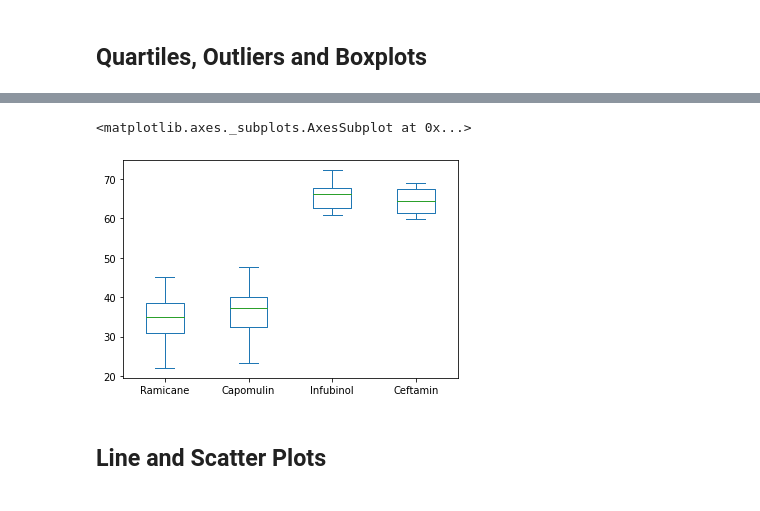
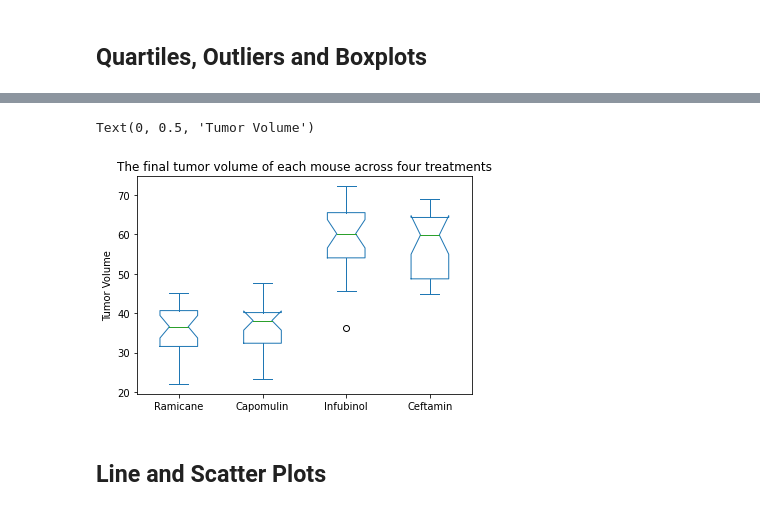
Before and after one commit to HBodden/Pymaceuticals---Module-5-Challenge, a Jupyter notebook: pymaceuticals_complete.ipynb, the cells around one changed output, grey strips where cells are left out. Drawn from its saved outputs; the diff is of its cells as text; code cells hidden in the pictures.

```diff
--- a/pymaceuticals_complete.ipynb
+++ b/pymaceuticals_complete.ipynb
@@ -242,17 +231,20 @@ final_tumor = new_mouse_df[new_mouse_df["Timepoint_y"] == 45]
 # %%
+final_tumor = new_mouse_df[new_mouse_df["Timepoint_y"] == new_mouse_df["Timepoint_x"]]
 # Generate a box plot of the final tumor volume of each mouse across four regimens of interest
 box_r = final_tumor.loc[final_tumor["Drug Regimen"] == "Ramicane","Tumor Volume (mm3)"]
 box_c = final_tumor.loc[final_tumor["Drug Regimen"] == "Capomulin","Tumor Volume (mm3)"]
 box_i = final_tumor.loc[final_tumor["Drug Regimen"] == "Infubinol","Tumor Volume (mm3)"]
 box_cn = final_tumor.loc[final_tumor["Drug Regimen"] == "Ceftamin","Tumor Volume (mm3)"]
 new_list = {"Ramicane": box_r,"Capomulin": box_c, "Infubinol": box_i, "Ceftamin": box_cn}
 
 final_tumor_df = pd.DataFrame(new_list)
 final_tumor_df
-final_tumor_df.plot(kind="box")
+final_tumor_df.plot(kind="box", notch=True)
+plt.title("The final tumor volume of each mouse across four treatments")
+plt.ylabel("Tumor Volume")
 # %% [output]
-<matplotlib.axes._subplots.AxesSubplot at 0x...>
+Text(0, 0.5, 'Tumor Volume')
-[figure, old version]
+[figure, new version]
 # %% [markdown]
 ## Line and Scatter Plots
 # %%
```
Also changed, not shown: parts of 6 cells of this notebook.
